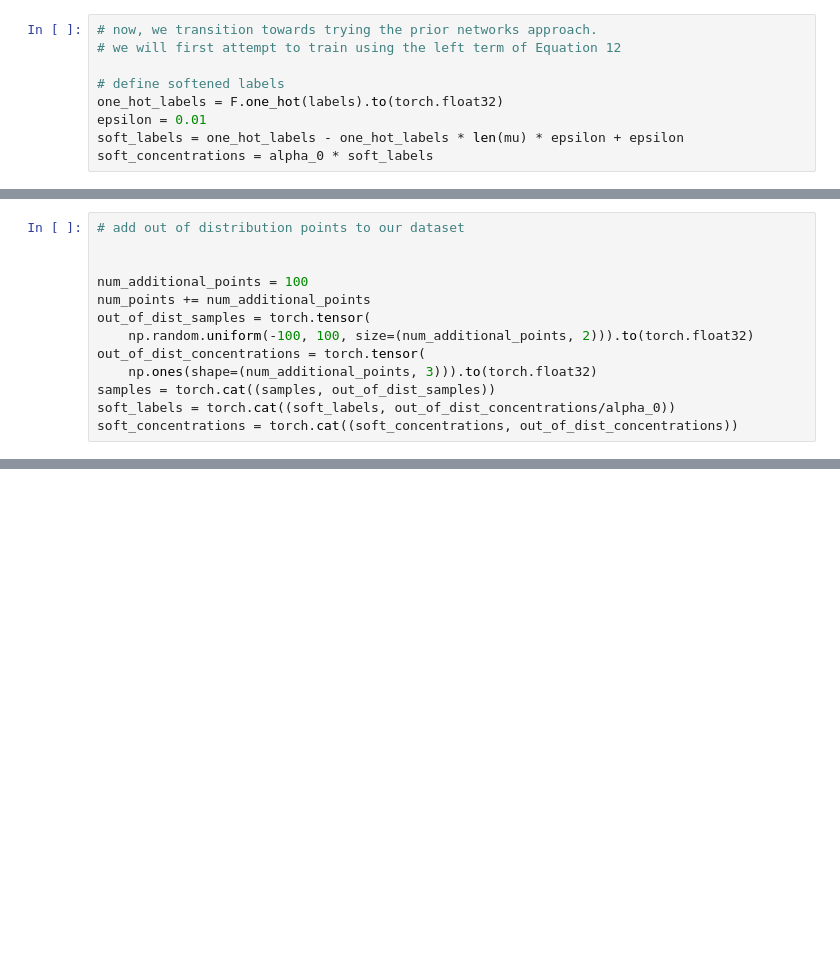
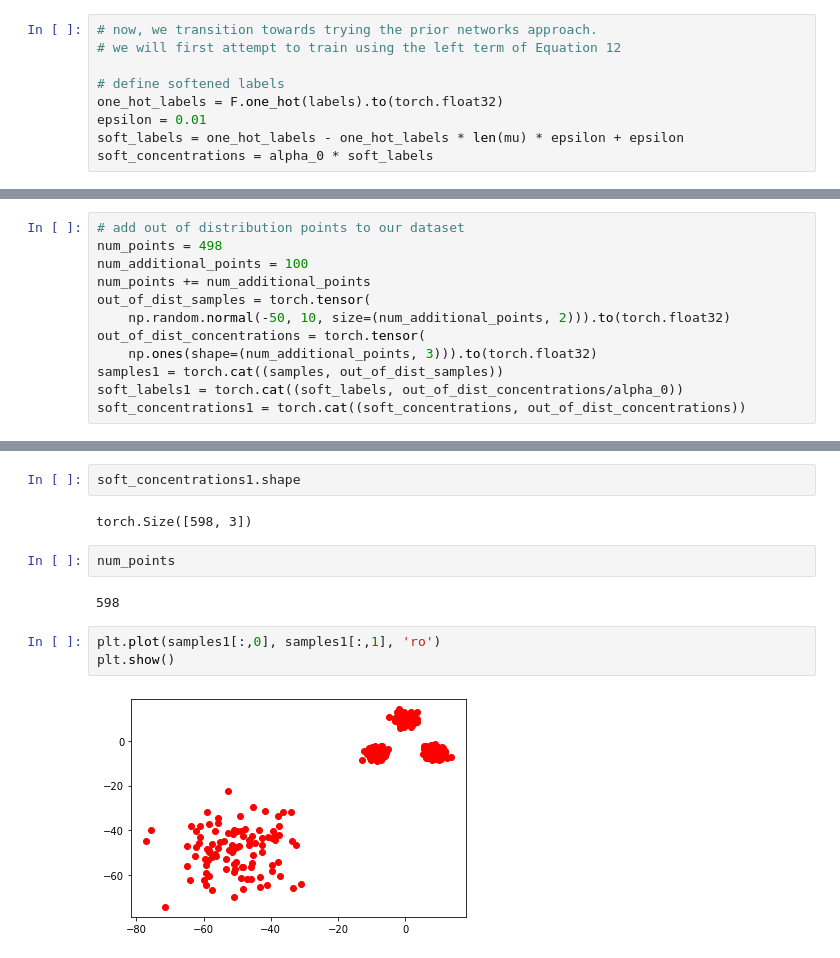
Before and after one commit to RylanSchaeffer/HarvardAM207-prior-networks, a Jupyter notebook: playground.ipynb, the cells around one changed output, grey strips where cells are left out. Saved outputs shown, nothing was run; the diff lists cells and outputs as text; blank space fills up the shorter version.

```diff
--- a/playground.ipynb
+++ b/playground.ipynb
@@ -257,13 +281,12 @@ fig.show()
 # %%
 # add out of distribution points to our dataset
-
-
+num_points = 498
 num_additional_points = 100
 num_points += num_additional_points
 out_of_dist_samples = torch.tensor(
-    np.random.uniform(-100, 100, size=(num_additional_points, 2))).to(torch.float32)
+    np.random.normal(-50, 10, size=(num_additional_points, 2))).to(torch.float32)
 out_of_dist_concentrations = torch.tensor(
     np.ones(shape=(num_additional_points, 3))).to(torch.float32)
-samples = torch.cat((samples, out_of_dist_samples))
-soft_labels = torch.cat((soft_labels, out_of_dist_concentrations/alpha_0))
-soft_concentrations = torch.cat((soft_concentrations, out_of_dist_concentrations))
+samples1 = torch.cat((samples, out_of_dist_samples))
+soft_labels1 = torch.cat((soft_labels, out_of_dist_concentrations/alpha_0))
+soft_concentrations1 = torch.cat((soft_concentrations, out_of_dist_concentrations))
@@ -270,2 +311,15 @@ soft_concentrations = torch.cat((soft_concentrations, out_of_dist_concentrations
+# %%
+soft_concentrations1.shape
+# %% [output]
+torch.Size([598, 3])
+# %%
+num_points
+# %% [output]
+598
+# %%
+plt.plot(samples1[:,0], samples1[:,1], 'ro')
+plt.show()
+# %% [output]
+[figure, added]
 # %%
 # create new network
```
Also changed, not shown: parts of 37 cells of this notebook.
